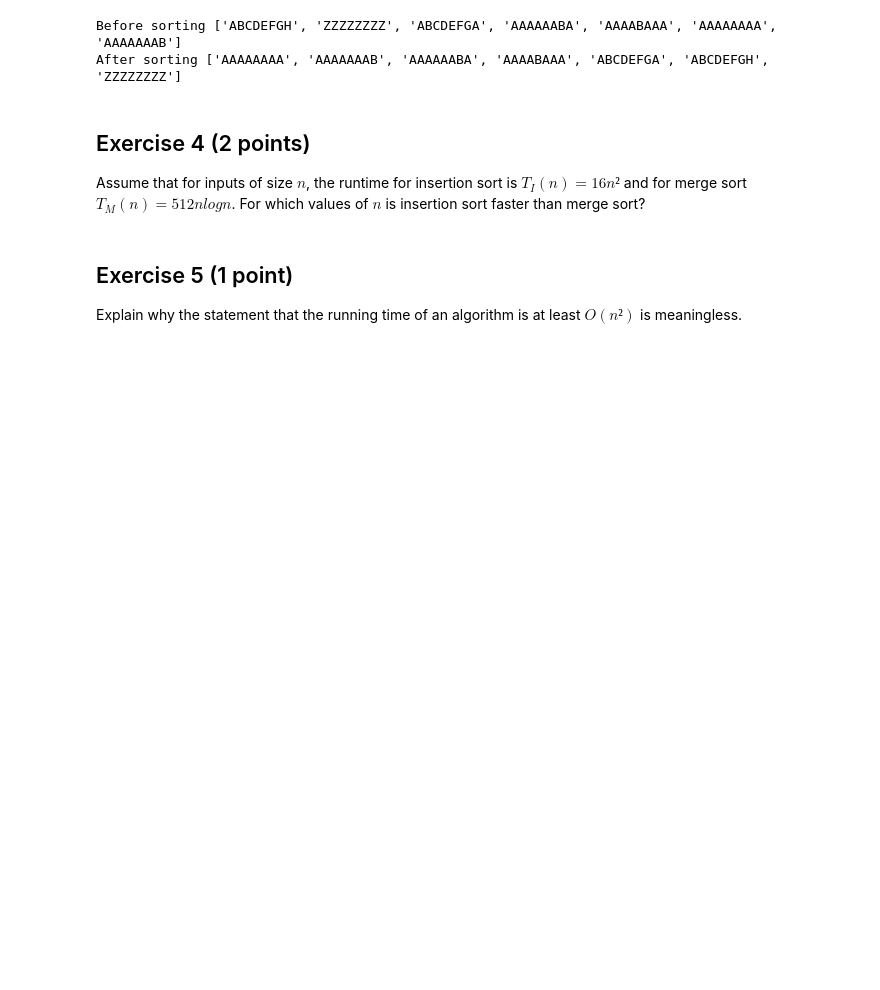
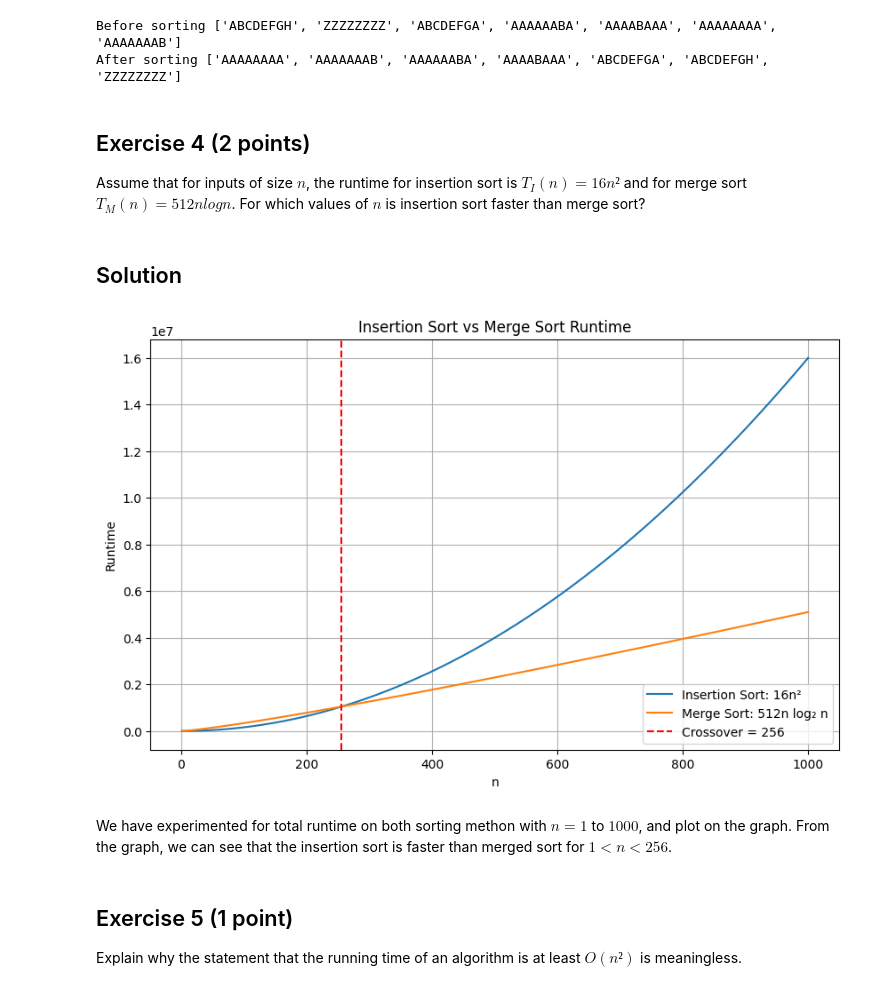
Before and after one commit to Indraadhikari/INF221, a Jupyter notebook: INF221_Assignment_1.ipynb, the cells around one changed output. Saved outputs shown, nothing was run; the diff lists cells and outputs as text; code cells hidden in the pictures; blank space fills up the shorter version.

Commit message:
Added solution for exercise 4.

```diff
--- a/INF221_Assignment_1.ipynb
+++ b/INF221_Assignment_1.ipynb
@@ -204,6 +204,42 @@ After sorting ['AAAAAAAA', 'AAAAAAAB', 'AAAAAABA', 'AAAABAAA', 'ABCDEFGA', 'ABCD
 
 Assume that for inputs of size $n$, the runtime for insertion sort is  $T_I(n) = 16n²$ and for merge sort $T_M(n) = 512n log n$.
 For which values of $n$ is insertion sort faster than merge sort?
+# %% [markdown]
+## Solution
+# %%
+import numpy as np
+import matplotlib.pyplot as plt
+
+n = np.arange(1, 1001)
+
+T_I = 16 * n**2
+T_M = 512 * n * np.log2(n)
+
+# Plot
+plt.figure(figsize=(10, 6))
+plt.plot(n, T_I, label="Insertion Sort: 16n²")
+plt.plot(n, T_M, label="Merge Sort: 512n log₂ n")
+
+# crossover
+# approximate crossover
+for i in range(2, 1001):
+    if 16*i*i >= 512*i*np.log2(i):
+        crossover = i
+        break
+
+plt.axvline(x=crossover, color='red', linestyle='--', label=f"Crossover = {crossover}")
+
+plt.xlabel("n")
+plt.ylabel("Runtime")
+plt.title("Insertion Sort vs Merge Sort Runtime")
+plt.legend()
+plt.grid(True)
+
+plt.show()
+# %% [output]
+[figure, added]
+# %% [markdown]
+We have experimented for total runtime on both sorting methon with $n = 1$ to $1000$, and plot on the graph. From the graph, we can see that the insertion sort is faster than merged sort for $1<n<256$.
 # %% [markdown]
 ## Exercise 5 (1 point)
 
```
